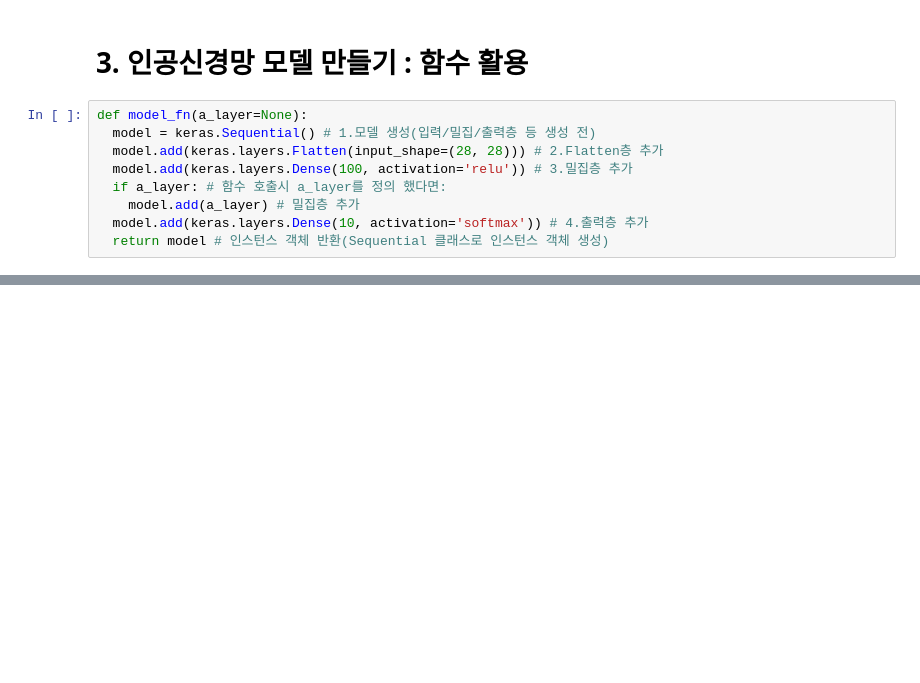
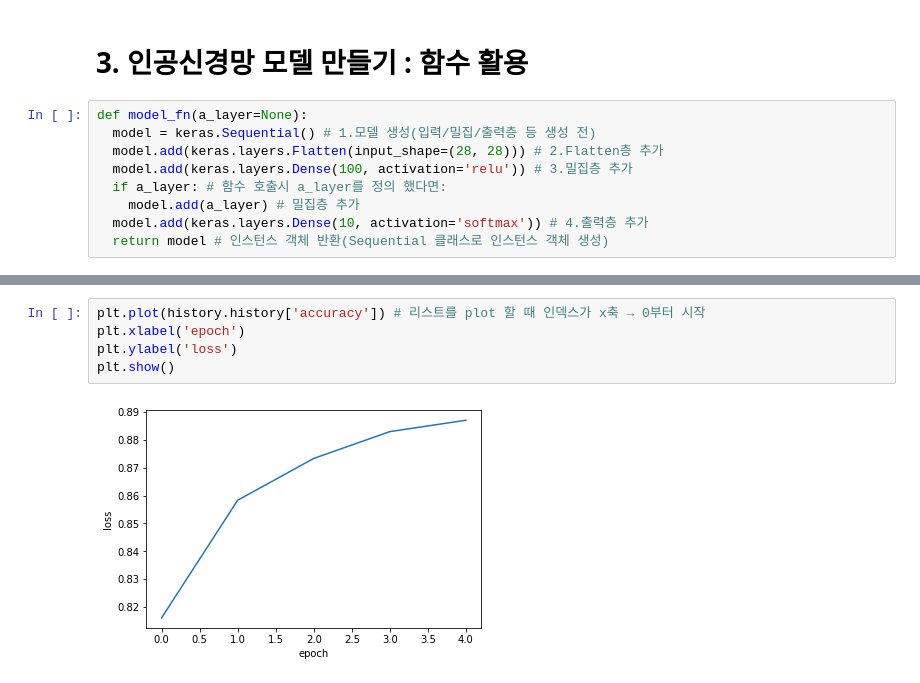
Before and after one commit to kiyong21c/nadocoding, a Jupyter notebook: 20220517_CNN연습.ipynb, the cells around one changed output, grey strips where cells are left out. Cells and saved outputs as stored; diff of their text form; blank space fills up the shorter version.

```diff
--- a/20220517_CNN연습.ipynb
+++ b/20220517_CNN연습.ipynb
@@ -56,0 +139,7 @@ model_fn()
+# %%
+plt.plot(history.history['accuracy']) # 리스트를 plot 할 때 인덱스가 x축 → 0부터 시작
+plt.xlabel('epoch')
+plt.ylabel('loss')
+plt.show()
+# %% [output]
+[figure, added]
```
Also changed, not shown: parts of 9 cells of this notebook.
